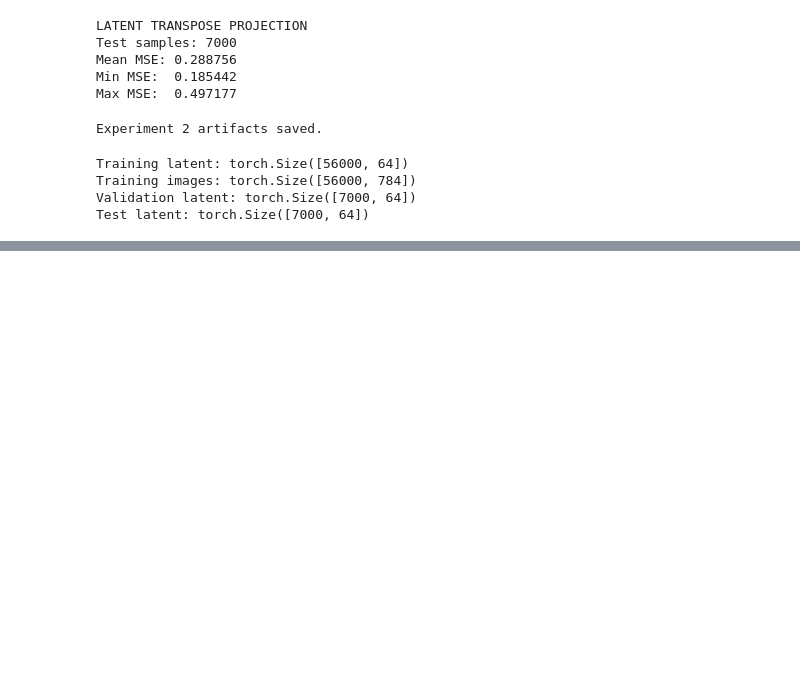
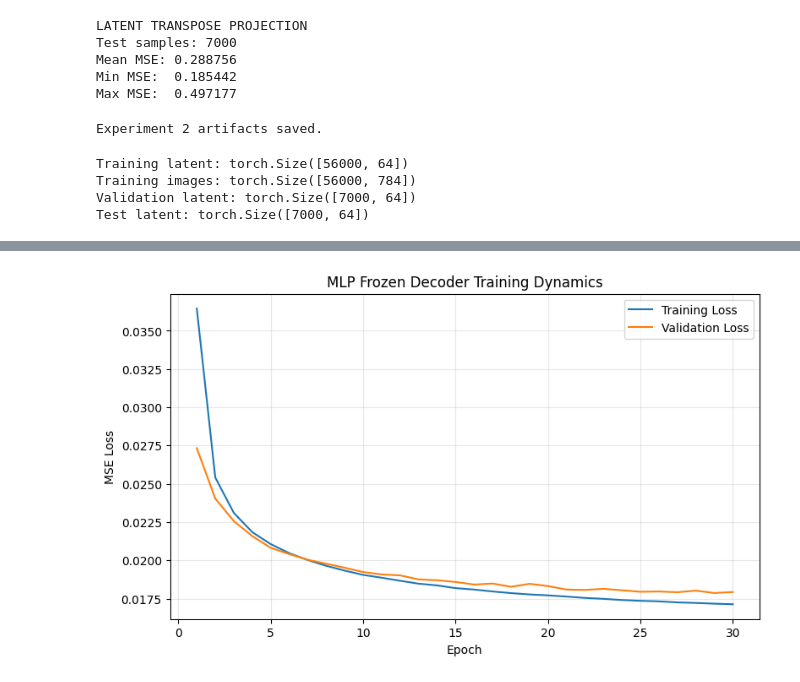
Before and after one commit to AlvaJufinto/DeepLearning_ASG2_2802473214, a Jupyter notebook: notebooks/08_classifier_analysis.ipynb, the cells around one changed output, grey strips where cells are left out. Drawn from its saved outputs; the diff is of its cells as text; code cells hidden in the pictures; blank space fills up the shorter version.

```diff
--- a/notebooks/08_classifier_analysis.ipynb
+++ b/notebooks/08_classifier_analysis.ipynb
@@ -623,0 +715,27 @@ plt.show()
+# %%
+# Experiment 5: Frozen Decoder Training Curves
+
+epochs_range = [item["epoch"] for item in frozen_history]
+
+train_losses = [item["train_loss"] for item in frozen_history]
+
+val_losses = [item["val_loss"] for item in frozen_history]
+
+plt.figure(figsize=(9, 5))
+
+plt.plot(epochs_range, train_losses, label="Training Loss")
+plt.plot(epochs_range, val_losses, label="Validation Loss")
+
+plt.xlabel("Epoch")
+plt.ylabel("MSE Loss")
+plt.title("MLP Frozen Decoder Training Dynamics")
+plt.legend()
+plt.grid(alpha=0.3)
+
+plt.savefig(
+    FIGURES_DIR / "mlp_frozen_decoder_training_curves.png", dpi=150, bbox_inches="tight"
+)
+
+plt.show()
+# %% [output]
+[figure, added]
```
Also changed, not shown: parts of 8 cells of this notebook, 17 other files.
